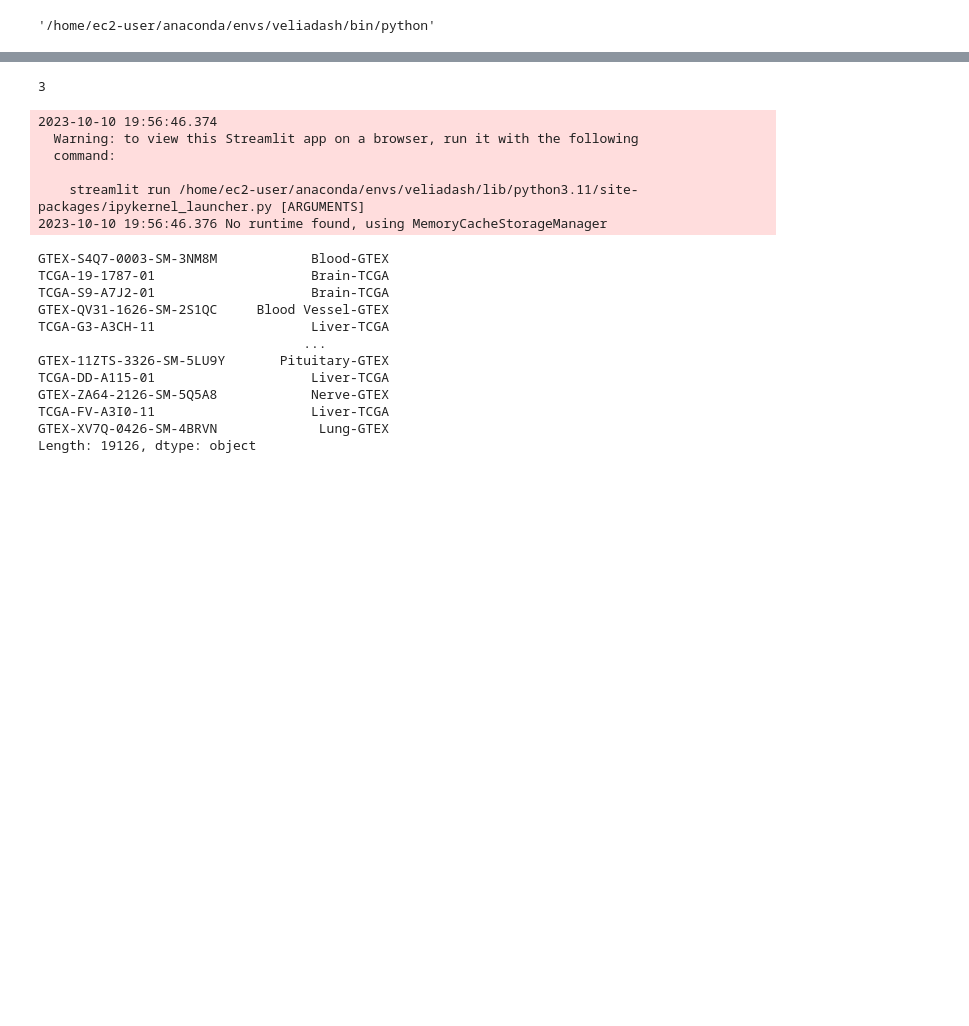
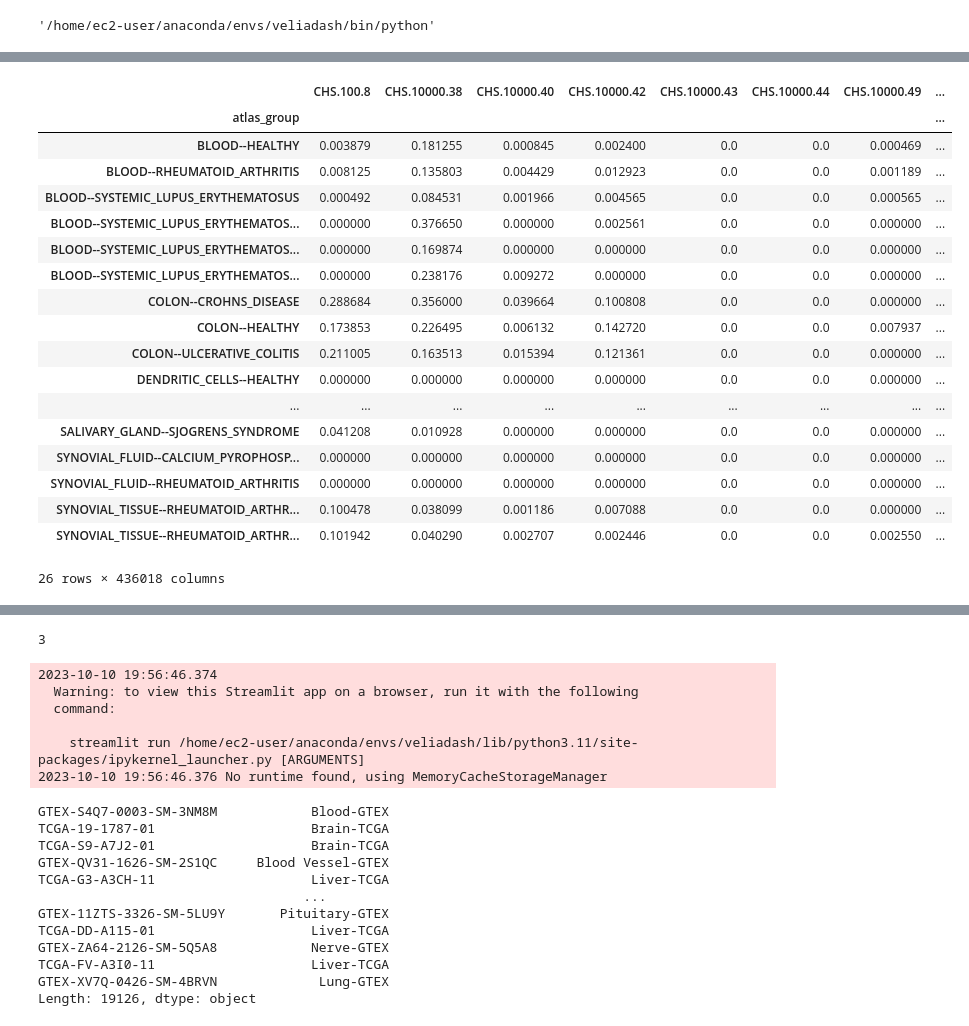
Before and after one commit to veliatx/dashboard, a Jupyter notebook: dashboard/testing.ipynb, the cells around one changed output, grey strips where cells are left out. Saved outputs shown, nothing was run; the diff lists cells and outputs as text; code cells hidden in the pictures; blank space fills up the shorter version.

Commit message:
changes for autoimmune plotting

```diff
--- a/dashboard/testing.ipynb
+++ b/dashboard/testing.ipynb
@@ -10,4 +10,9 @@ import seaborn as sns
 import pickle
 import json
 from app import *
+from data_load import *
 from plotting import *
+
+
+sorf_df = pd.read_parquet('../cache/sorf_df.parq')
+sorf_df.head(3)
@@ -14,2 +196,3 @@ from plotting import *
 # %%
 CACHE_DIR = '../cache'
+exp, md = load_autoimmune_atlas(sorf_df)
@@ -16 +201,23 @@ CACHE_DIR = '../cache'
+# %%
+exp
+# %% [output]
+|  | CHS.100.8 | CHS.10000.38 | CHS.10000.40 | CHS.10000.42 | CHS.10000.43 | CHS.10000.44 | CHS.10000.49 | ... |
+| atlas_group |  |  |  |  |  |  |  | ... |
+| BLOOD--HEALTHY | 0.003879 | 0.181255 | 0.000845 | 0.002400 | 0.0 | 0.0 | 0.000469 | ... |
+| BLOOD--RHEUMATOID_ARTHRITIS | 0.008125 | 0.135803 | 0.004429 | 0.012923 | 0.0 | 0.0 | 0.001189 | ... |
+| BLOOD--SYSTEMIC_LUPUS_ERYTHEMATOSUS | 0.000492 | 0.084531 | 0.001966 | 0.004565 | 0.0 | 0.0 | 0.000565 | ... |
+| BLOOD--SYSTEMIC_LUPUS_ERYTHEMATOS... | 0.000000 | 0.376650 | 0.000000 | 0.002561 | 0.0 | 0.0 | 0.000000 | ... |
+| BLOOD--SYSTEMIC_LUPUS_ERYTHEMATOS... | 0.000000 | 0.169874 | 0.000000 | 0.000000 | 0.0 | 0.0 | 0.000000 | ... |
+| BLOOD--SYSTEMIC_LUPUS_ERYTHEMATOS... | 0.000000 | 0.238176 | 0.009272 | 0.000000 | 0.0 | 0.0 | 0.000000 | ... |
+| COLON--CROHNS_DISEASE | 0.288684 | 0.356000 | 0.039664 | 0.100808 | 0.0 | 0.0 | 0.000000 | ... |
+| COLON--HEALTHY | 0.173853 | 0.226495 | 0.006132 | 0.142720 | 0.0 | 0.0 | 0.007937 | ... |
+| COLON--ULCERATIVE_COLITIS | 0.211005 | 0.163513 | 0.015394 | 0.121361 | 0.0 | 0.0 | 0.000000 | ... |
+| DENDRITIC_CELLS--HEALTHY | 0.000000 | 0.000000 | 0.000000 | 0.000000 | 0.0 | 0.0 | 0.000000 | ... |
+| ... | ... | ... | ... | ... | ... | ... | ... | ... |
+| SALIVARY_GLAND--SJOGRENS_SYNDROME | 0.041208 | 0.010928 | 0.000000 | 0.000000 | 0.0 | 0.0 | 0.000000 | ... |
+| SYNOVIAL_FLUID--CALCIUM_PYROPHOSP... | 0.000000 | 0.000000 | 0.000000 | 0.000000 | 0.0 | 0.0 | 0.000000 | ... |
+| SYNOVIAL_FLUID--RHEUMATOID_ARTHRITIS | 0.000000 | 0.000000 | 0.000000 | 0.000000 | 0.0 | 0.0 | 0.000000 | ... |
+| SYNOVIAL_TISSUE--RHEUMATOID_ARTHR... | 0.100478 | 0.038099 | 0.001186 | 0.007088 | 0.0 | 0.0 | 0.000000 | ... |
+| SYNOVIAL_TISSUE--RHEUMATOID_ARTHR... | 0.101942 | 0.040290 | 0.002707 | 0.002446 | 0.0 | 0.0 | 0.002550 | ... |
+26 rows × 436018 columns
 # %%
```
Also changed, not shown: parts of 18 cells of this notebook, 6 other files.
